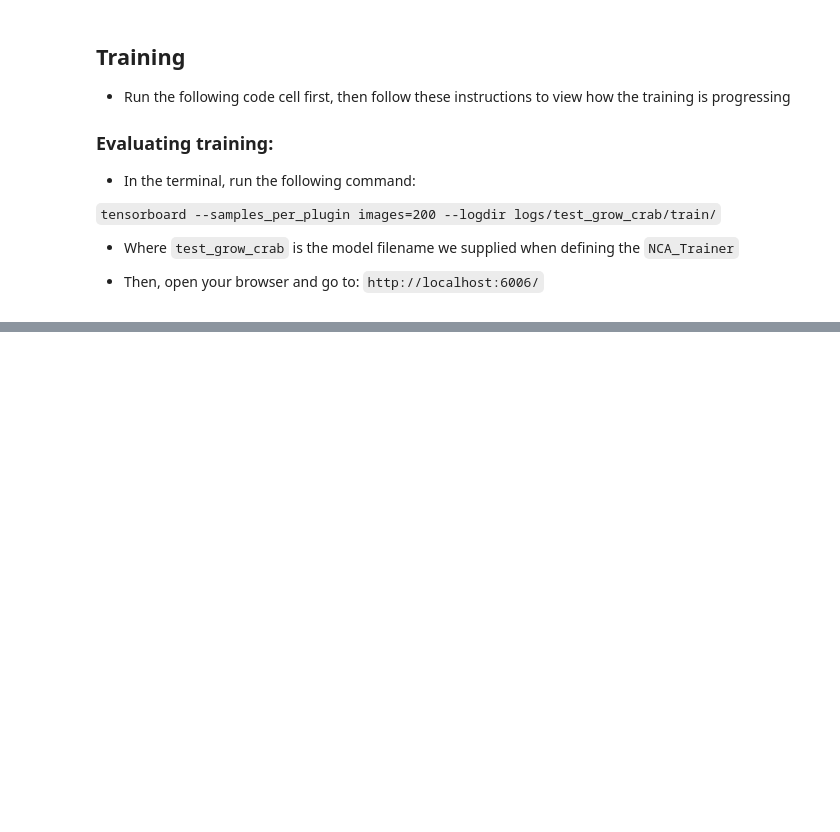
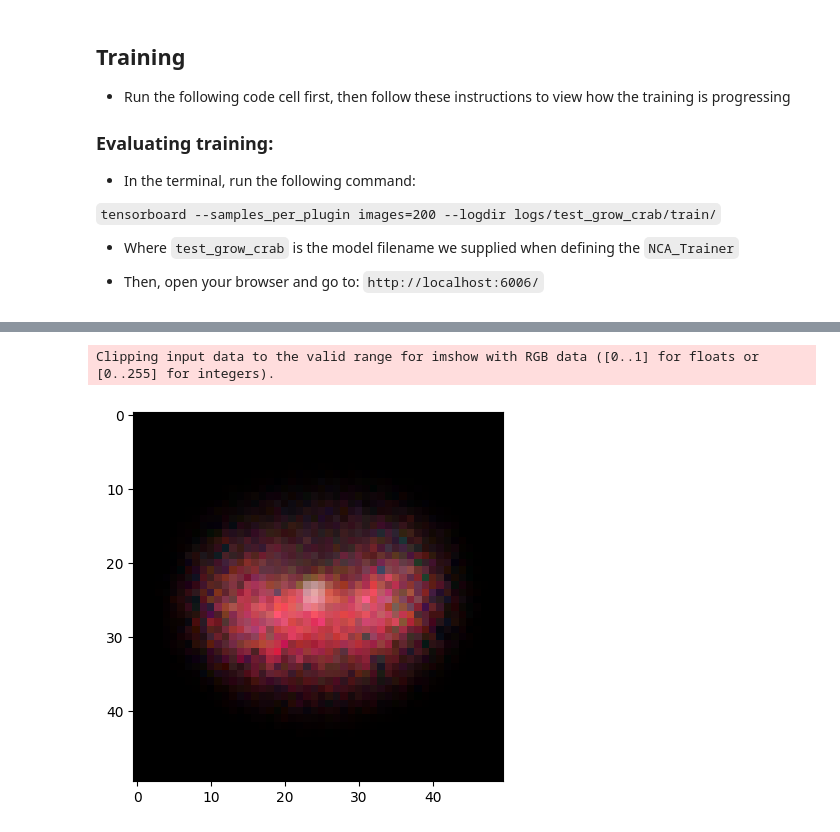
Before and after one commit to TomLiTao/Differentiable-Patterning, a Jupyter notebook: demo/image_morph_demo.ipynb, the cells around one changed output, grey strips where cells are left out. Drawn from its saved outputs; the diff is of its cells as text; code cells hidden in the pictures; blank space fills up the shorter version.

```diff
--- a/demo/image_morph_demo.ipynb
+++ b/demo/image_morph_demo.ipynb
@@ -21,7 +21,7 @@ import matplotlib.pyplot as plt
 ## Define all the variables
 # %%
 CHANNELS = 16           # How many channels to use in the model
-TRAINING_STEPS = 1000   # How many steps to train for
+TRAINING_STEPS = 100   # How many steps to train for
 DOWNSAMPLE = 4          # How much to downsample the image by
 NCA_STEPS = 32          # How many NCA steps between each image in the data sequence
 # %% [markdown]
@@ -128,0 +133,12 @@ trainer.train(t=NCA_STEPS,iters=TRAINING_STEPS,LOOP_AUTODIFF="lax")
+# %%
+model = trainer.NCA_model
+x0 = trainer.DATA_AUGMENTER.return_saved_data()[0][0]
+
+trajectory = model.run(NCA_STEPS,x0)
+
+trajectory = rearrange(trajectory,"T C W H-> T W H C")
+plt.imshow(trajectory[-1,...,:3])
+plt.show()
+# %% [output]
+Clipping input data to the valid range for imshow with RGB data ([0..1] for floats or [0..255] for integers).
+[figure, added]
```
Also changed, not shown: parts of 4 cells of this notebook, 1 other file.
